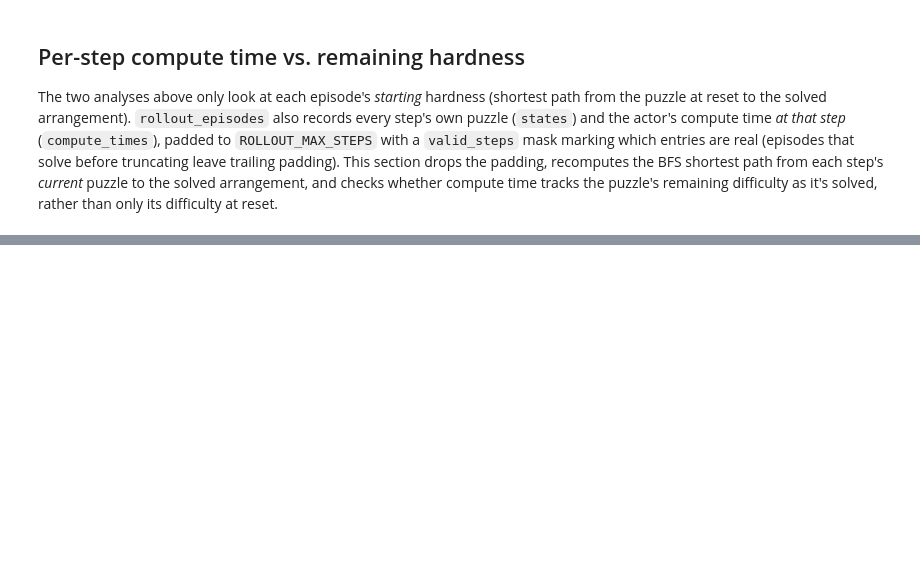
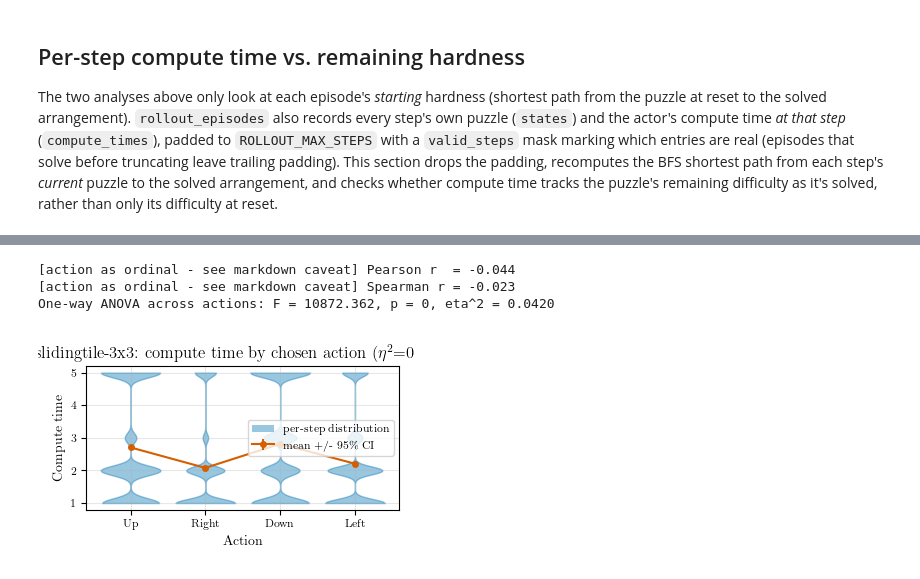
Before and after one commit to chanb/Stoix, a Jupyter notebook: ramdp_experiments/analysis-compute_time-hardness-slidingpuzzle.ipynb, the cells around one changed output, grey strips where cells are left out. Cells and saved outputs as stored; diff of their text form; code cells hidden in the pictures; blank space fills up the shorter version.

```diff
--- a/ramdp_experiments/analysis-compute_time-hardness-slidingpuzzle.ipynb
+++ b/ramdp_experiments/analysis-compute_time-hardness-slidingpuzzle.ipynb
@@ -808,0 +852,80 @@ df["solved"].mean()
+# %%
+from scipy import stats
+
+ACTION_NAMES = {0: "Up", 1: "Right", 2: "Down", 3: "Left"}  # jumanji's MOVES order
+
+action_pearson_r = step_plot_df["action"].corr(step_plot_df["compute_time"], method="pearson")
+action_spearman_r = step_plot_df["action"].corr(step_plot_df["compute_time"], method="spearman")
+print(f"[action as ordinal - see markdown caveat] Pearson r  = {action_pearson_r:.3f}")
+print(f"[action as ordinal - see markdown caveat] Spearman r = {action_spearman_r:.3f}")
+
+# One-way ANOVA across actions: is compute_time's mean the same regardless of
+# which action was taken? eta^2 (SS_between / SS_total) is its effect size -
+# the share of compute_time's variance "explained" by the action taken,
+# without assuming any order among actions (unlike Pearson/Spearman above).
+action_groups = [group["compute_time"].to_numpy() for _, group in step_plot_df.groupby("action")]
+f_stat, p_value = stats.f_oneway(*action_groups)
+grand_mean = step_plot_df["compute_time"].mean()
+ss_between = sum(len(g) * (g.mean() - grand_mean) ** 2 for g in action_groups)
+ss_total = ((step_plot_df["compute_time"] - grand_mean) ** 2).sum()
+eta_squared = ss_between / ss_total
+print(f"One-way ANOVA across actions: F = {f_stat:.3f}, p = {p_value:.3g}, eta^2 = {eta_squared:.4f}")
+
+by_action = step_plot_df.groupby("action")["compute_time"].agg(["mean", "sem", "count"])
+
+# One violin per action - see the shortest-path-length plots above for the
+# positioning/fallback rationale (positions are the action indices here
+# instead of a hardness value, but otherwise identical).
+violin_groups = [
+    (action, group["compute_time"].to_numpy()) for action, group in step_plot_df.groupby("action")
+]
+violin_groups = [(a, v) for a, v in violin_groups if len(v) >= 2 and np.std(v) > 0]
+violin_color = sns.color_palette("colorblind")[0]
+mean_color = sns.color_palette("colorblind")[3]
+
+fig, ax = plt.subplots(figsize=set_size(doc_width_pt, fraction=0.6))
+if violin_groups:
+    parts = ax.violinplot(
+        [v for _, v in violin_groups],
+        positions=[a for a, _ in violin_groups],
+        widths=0.8,
+        showmeans=False,
+        showmedians=False,
+        showextrema=False,
+    )
+    for body in parts["bodies"]:
+        body.set_facecolor(violin_color)
+        body.set_edgecolor(violin_color)
+        body.set_alpha(0.4)
+
+mean_errorbar = ax.errorbar(
+    by_action.index,
+    by_action["mean"],
+    yerr=CI95_Z * by_action["sem"].fillna(0.0),
+    marker="o",
+    ms=4,
+    linewidth=1.5,
+    color=mean_color,
+    label=r"mean +/- 95\% CI",
+)
+ax.legend(
+    handles=[Patch(facecolor=violin_color, alpha=0.4, label="per-step distribution"), mean_errorbar]
+)
+ax.set_xticks(list(ACTION_NAMES.keys()), list(ACTION_NAMES.values()))
+ax.set_xlabel("Action")
+ax.set_ylabel("Compute time")
+# eta_squared's `^` needs math mode under text.usetex=True (a bare `^` outside
+# `$...$` is invalid LaTeX).
+ax.set_title(
+    rf"slidingtile-{GRID_SIZE}x{GRID_SIZE}: compute time by chosen action ($\eta^2$={eta_squared:.3f})"
+)
+ax.grid(True, alpha=0.3)
+fig.tight_layout()
+plt.savefig(
+    "analysis-compute_time-by_action-slidingpuzzle.pdf", dpi=600, format="pdf", bbox_inches="tight"
+)
+# %% [output]
+[action as ordinal - see markdown caveat] Pearson r  = -0.044
+[action as ordinal - see markdown caveat] Spearman r = -0.023
+One-way ANOVA across actions: F = 10872.362, p = 0, eta^2 = 0.0420
+[figure, added]
```
Also changed, not shown: parts of 6 cells of this notebook, 1 other file.
